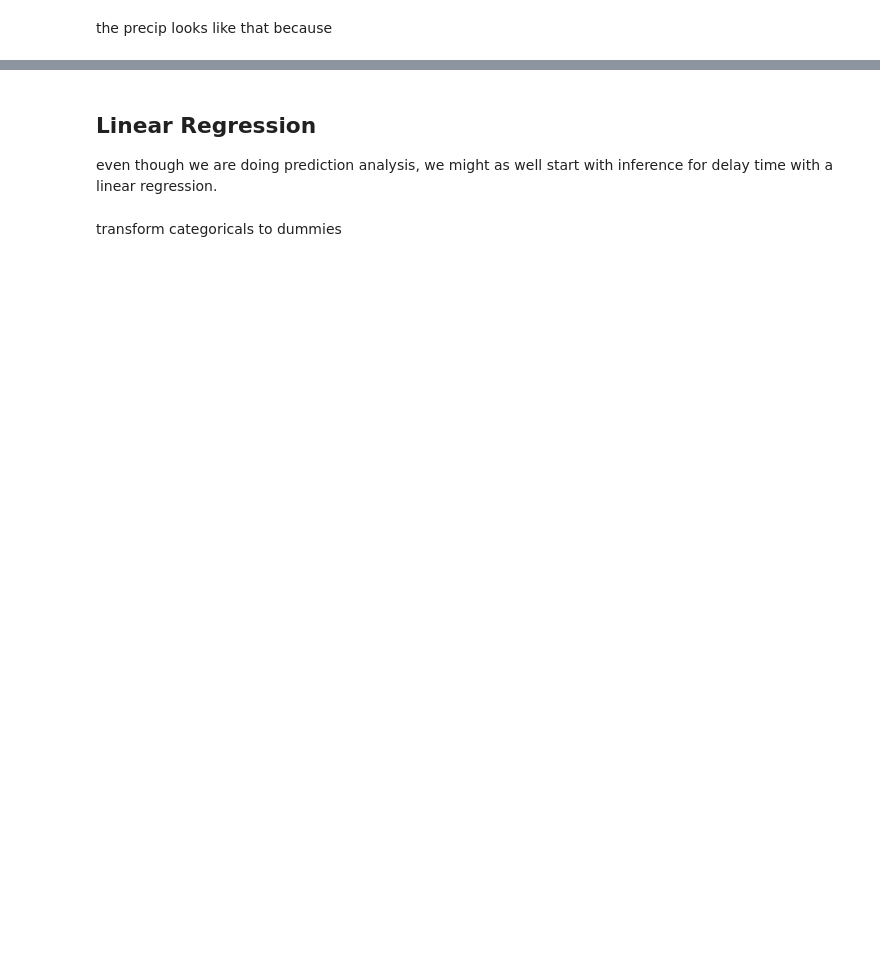
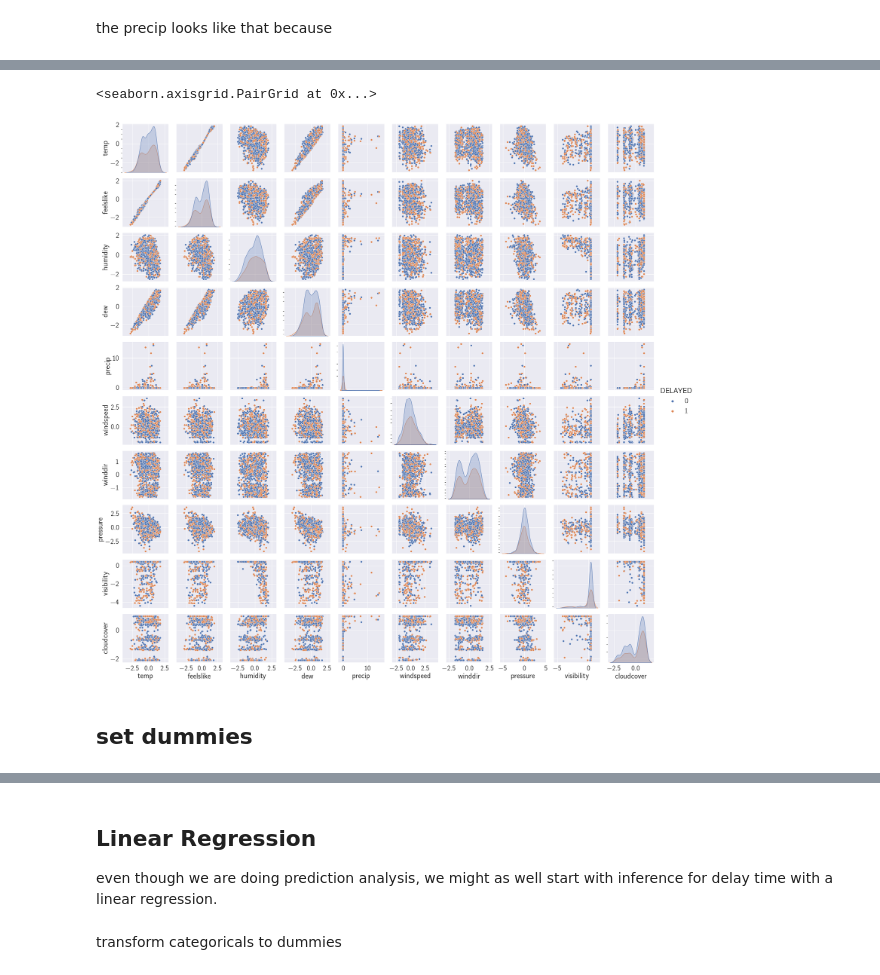
Before and after one commit to sbarrios93/Flight-Predictions-Project, a Jupyter notebook: scratchpad.ipynb, the cells around one changed output, grey strips where cells are left out. Saved outputs shown, nothing was run; the diff lists cells and outputs as text; code cells hidden in the pictures; blank space fills up the shorter version.

```diff
--- a/scratchpad.ipynb
+++ b/scratchpad.ipynb
@@ -499,4 +549,9 @@ max      2.814000e+01
 Name: precip, dtype: float64
 # %%
 sns.set(font_scale = 2)
-sns.pairplot(df_cleaned.sample(1000).loc[:, ['DELAYED', 'temp', 'feelslike', 'humidity', 'dew', 'precip', 'windspeed', 'winddir', 'pressure', 'visibility', 'cloudcover']], hue='DELAYED')
+sns.pairplot(df_norm.sample(1000).loc[:, ['DELAYED', 'temp', 'feelslike', 'humidity', 'dew', 'precip', 'windspeed', 'winddir', 'pressure', 'visibility', 'cloudcover']], hue='DELAYED')
+# %% [output]
+<seaborn.axisgrid.PairGrid at 0x...>
+[figure, added]
+# %% [markdown]
+## set dummies
```
Also changed, not shown: parts of 38 cells of this notebook, 2 other files.
